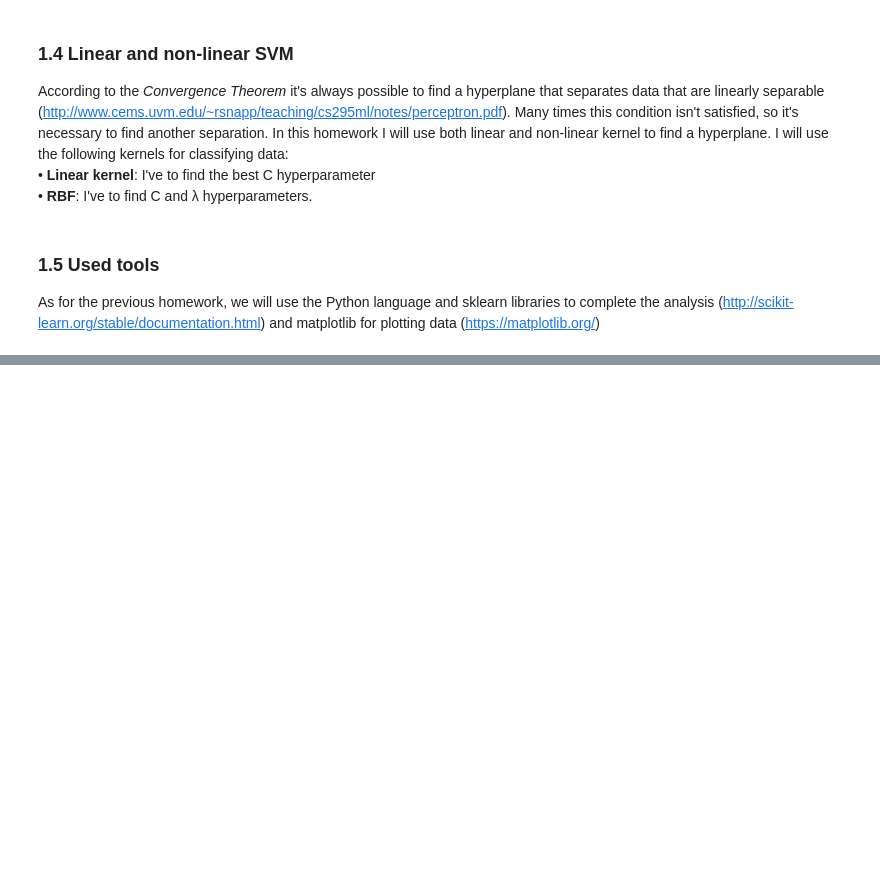
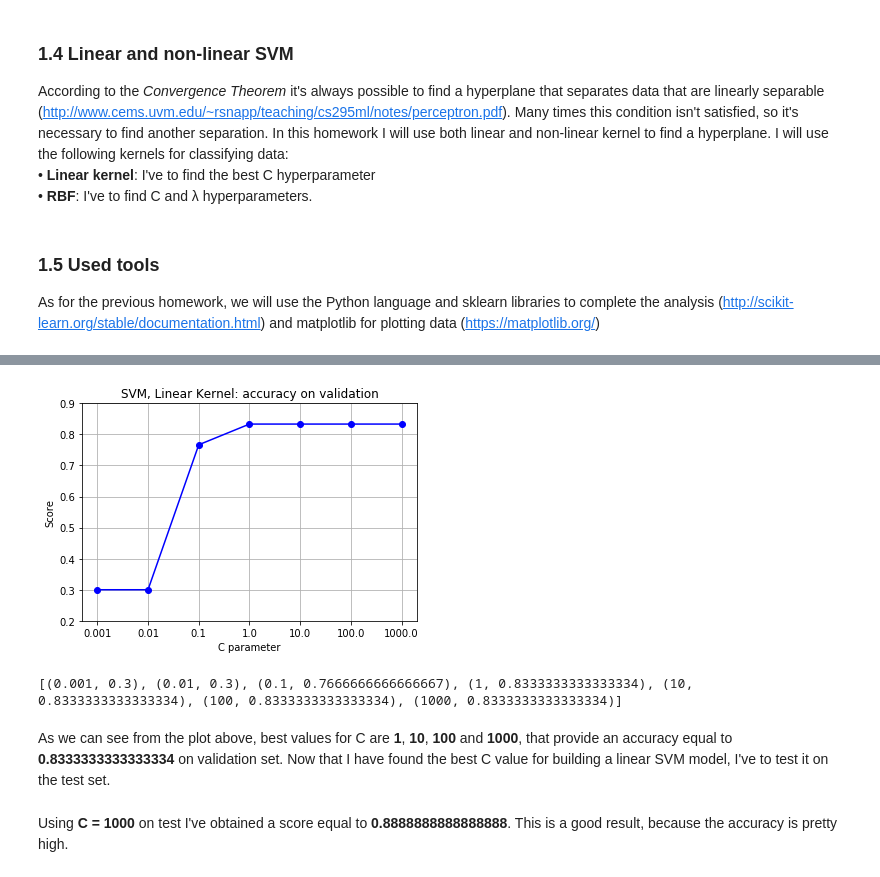
Before and after one commit to Marlowess/ML_AI_HW_2, a Jupyter notebook: homework2_notebook.ipynb, the cells around one changed output, grey strips where cells are left out. Drawn from its saved outputs; the diff is of its cells as text; code cells hidden in the pictures; blank space fills up the shorter version.

```diff
--- a/homework2_notebook.ipynb
+++ b/homework2_notebook.ipynb
@@ -81,0 +194,9 @@ def loadData():
+# %%
+plotSplineFunction(np.asarray(scores), 'Linear Kernel')
+print(scores)
+# %% [output]
+[figure, added]
+[(0.001, 0.3), (0.01, 0.3), (0.1, 0.7666666666666667), (1, 0.8333333333333334), (10, 0.8333333333333334), (100, 0.8333333333333334), (1000, 0.8333333333333334)]
+# %% [markdown]
+As we can see from the plot above, best values for C are <b>1</b>, <b>10</b>, <b>100</b> and <b>1000</b>, that provide an accuracy equal to <b>0.8333333333333334</b> on validation set.
+Now that I have found the best C value for building a linear SVM model, I've to test it on the test set.
@@ -81,0 +205,4 @@ def loadData():
+# %%
+Markdown("Using <b>C = 1000</b> on test I've obtained a score equal to <b>{}</b>. This is a good result, because the accuracy is pretty high.".format(score))
+# %% [output]
+Using <b>C = 1000</b> on test I've obtained a score equal to <b>0.8888888888888888</b>. This is a good result, because the accuracy is pretty high.
```
Also changed, not shown: parts of 32 cells of this notebook.
